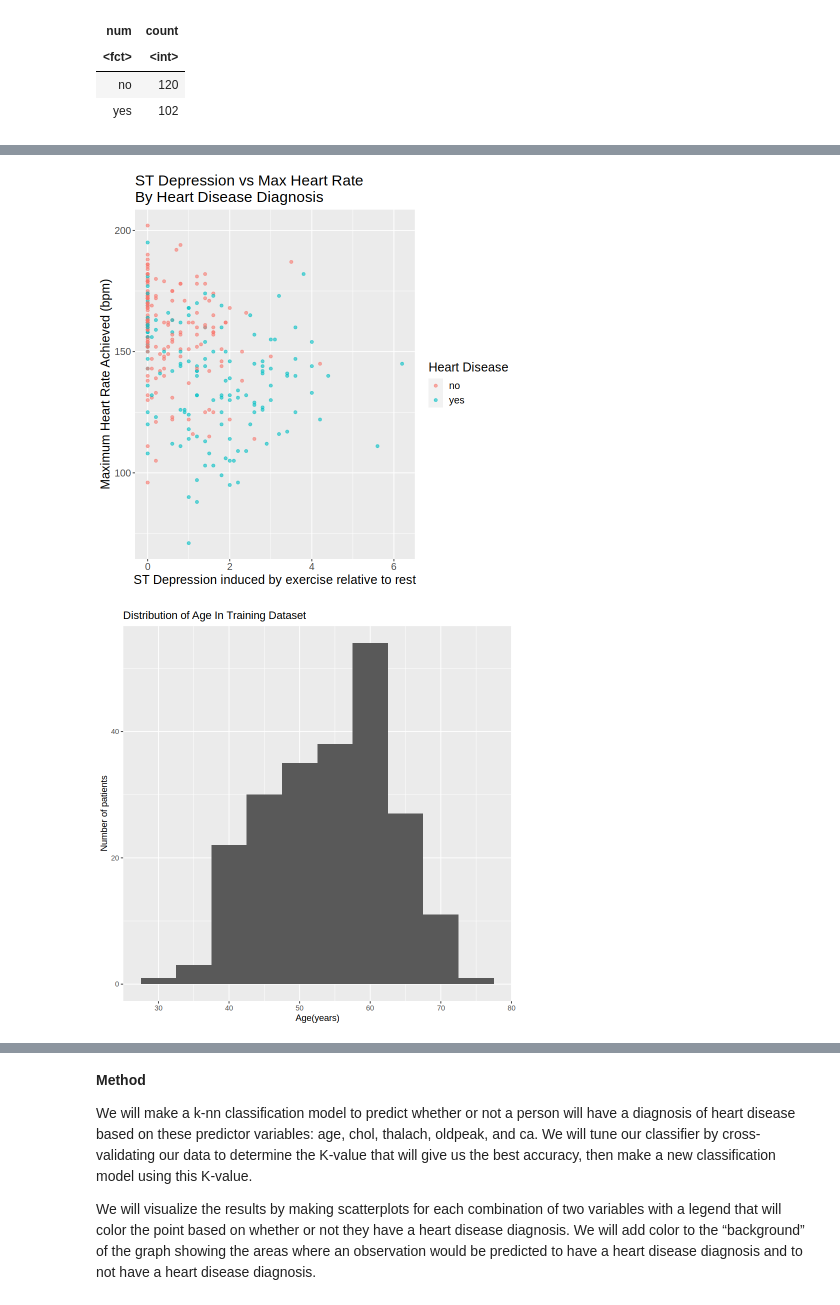
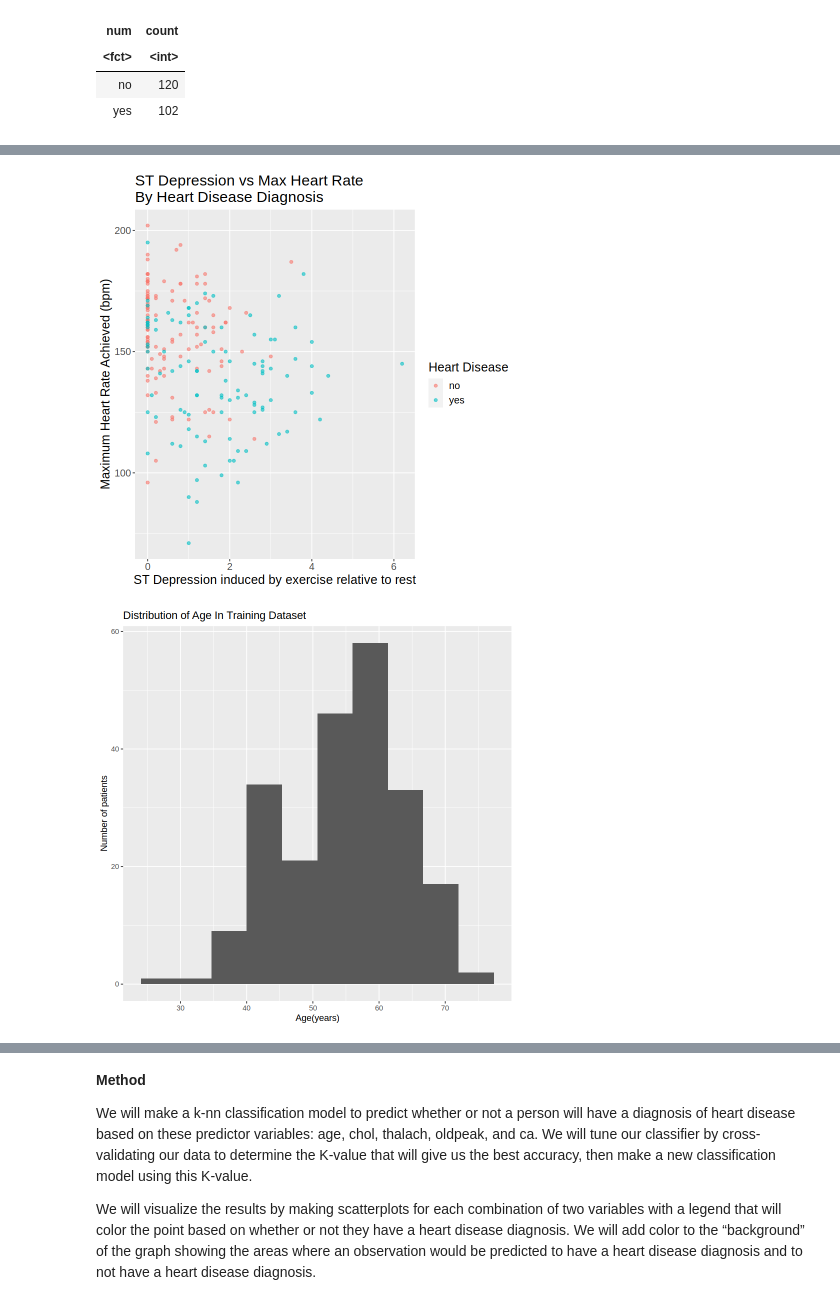
Before and after one commit to kcarri02/GROUP-PROJECT, a Jupyter notebook: ProjectNotebook.ipynb, the cells around one changed output, grey strips where cells are left out. Cells and saved outputs as stored; diff of their text form; code cells hidden in the pictures.

```diff
--- a/ProjectNotebook.ipynb
+++ b/ProjectNotebook.ipynb
@@ -122,19 +124,20 @@ A tibble: 10 × 3
 # %%
 # Plotting cholesterol levels vs maximum heart rate achieved
 
 # Converting "num" to a factor
-heart$num <- as.factor(heart$num)
+heart_training$num <- as.factor(heart_training$num)
 
-chol_vs_heart <- heart |>
+chol_vs_heart <- heart_training |>
     ggplot(aes(x = oldpeak, y = thalach, color = num)) +
     geom_point(alpha = 0.6) +
-    labs(x = "ST Depression induced by exercise relative to rest", y = "Maximum Heart Rate Achieved (bpm)", color = "Heart Disease") +
+    labs(x = "ST Depression induced by exercise relative to rest",
+         y = "Maximum Heart Rate Achieved (bpm)", color = "Heart Disease") +
     theme(text = element_text(size = 15)) +
     ggtitle("ST Depression vs Max Heart Rate\nBy Heart Disease Diagnosis")
 
 chol_vs_heart
 # %% [output]
-[figure, old version]
+[figure, new version]
 # %%
 agedistribution <- heart_training |>
 ggplot(aes(x = age)) +
@@ -143,7 +146,7 @@ labs(x = "Age(years)", y = "Number of patients") +
 ggtitle("Distribution of Age In Training Dataset")
 agedistribution
 # %% [output]
-[figure, old version]
+[figure, new version]
 # %%
 choldistribution <- heart_training |>
 ggplot(aes(x = chol)) +
```
Also changed, not shown: parts of 6 cells of this notebook.
